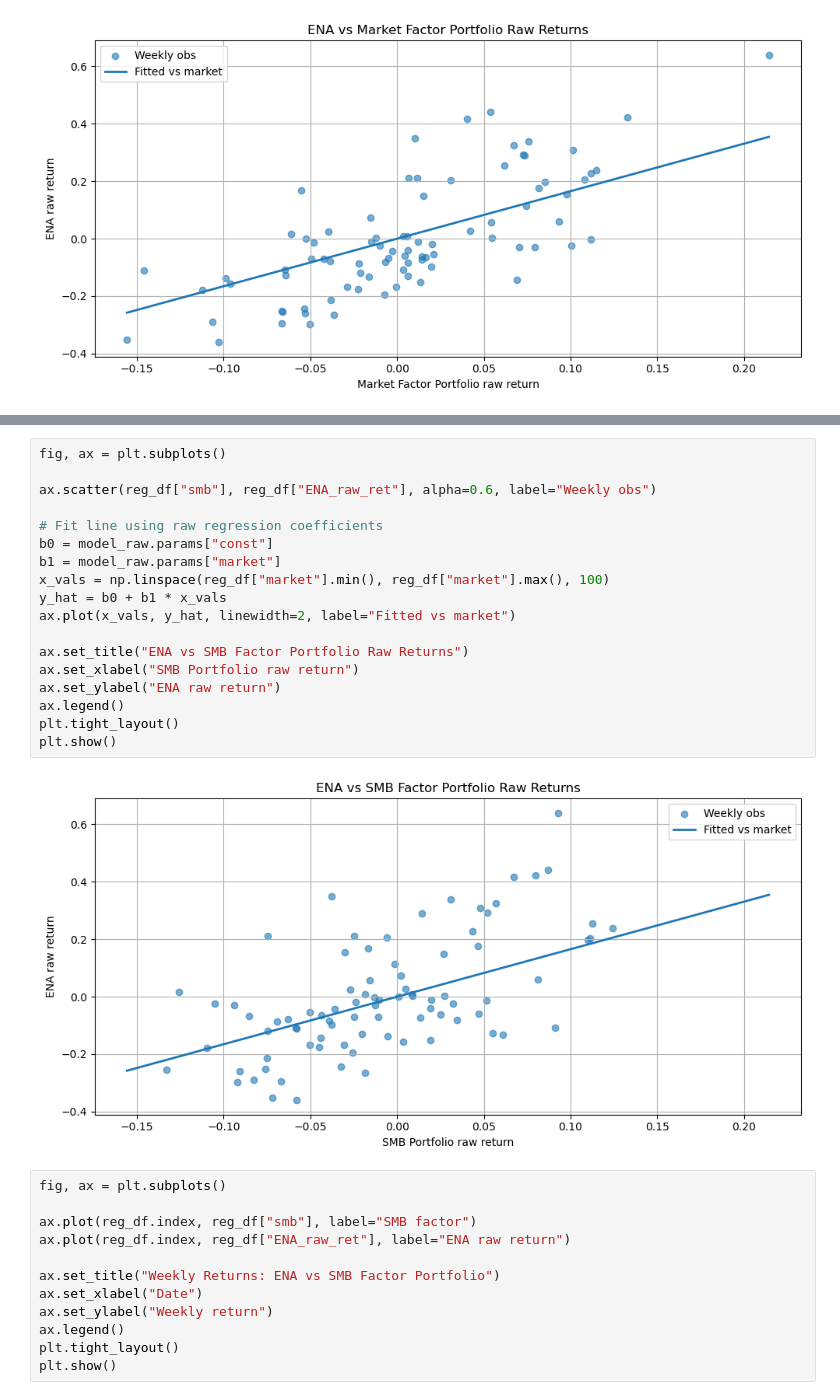
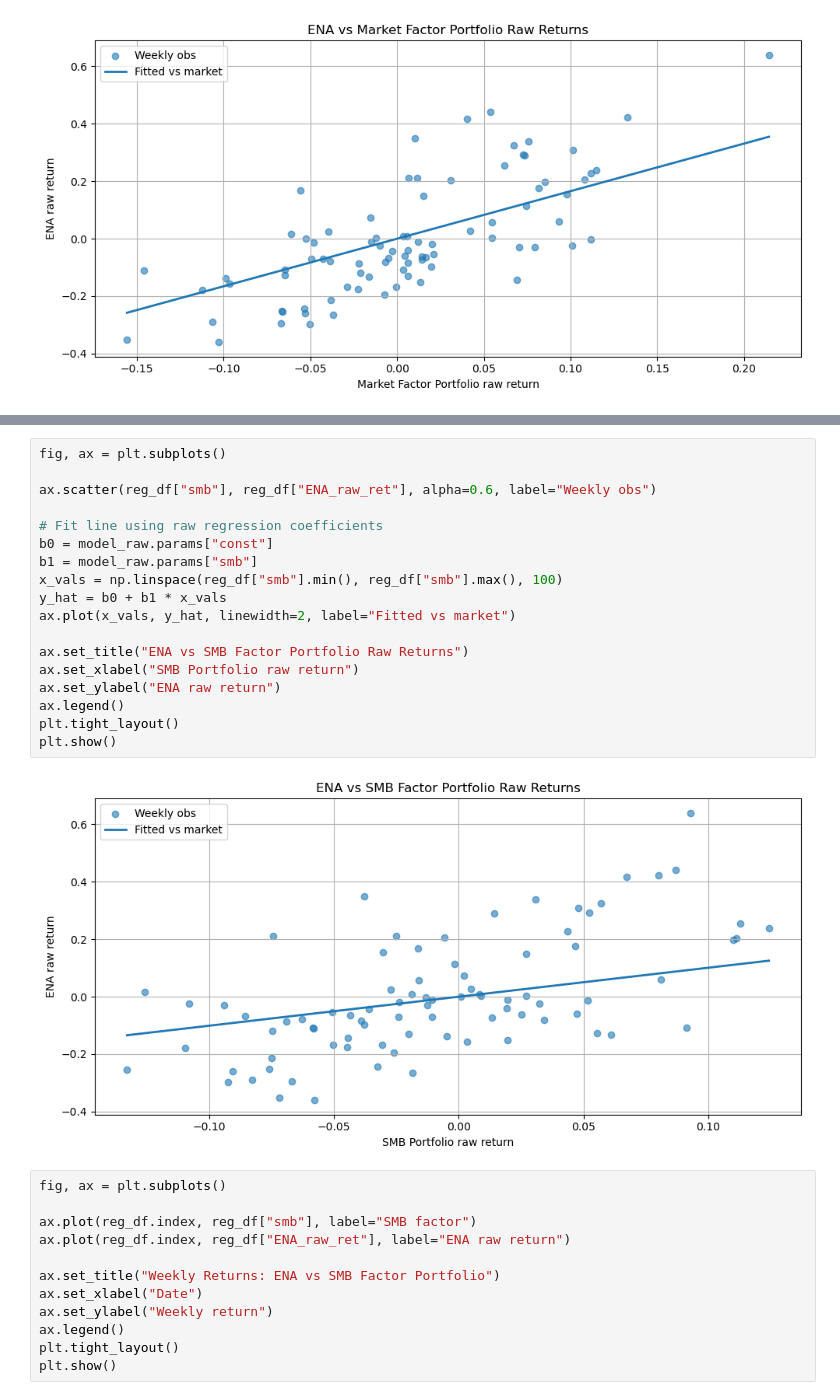
Before and after one commit to frank22lin/MBC-Research, a Jupyter notebook: factor_analysis.ipynb, the cells around one changed output, grey strips where cells are left out. Cells and saved outputs as stored; diff of their text form.

```diff
--- a/factor_analysis.ipynb
+++ b/factor_analysis.ipynb
@@ -944,23 +986,23 @@ plt.show()
 # %%
 fig, ax = plt.subplots()
 
 ax.scatter(reg_df["smb"], reg_df["ENA_raw_ret"], alpha=0.6, label="Weekly obs")
 
 # Fit line using raw regression coefficients
 b0 = model_raw.params["const"]
-b1 = model_raw.params["market"]
-x_vals = np.linspace(reg_df["market"].min(), reg_df["market"].max(), 100)
+b1 = model_raw.params["smb"]
+x_vals = np.linspace(reg_df["smb"].min(), reg_df["smb"].max(), 100)
 y_hat = b0 + b1 * x_vals
 ax.plot(x_vals, y_hat, linewidth=2, label="Fitted vs market")
 
 ax.set_title("ENA vs SMB Factor Portfolio Raw Returns")
 ax.set_xlabel("SMB Portfolio raw return")
 ax.set_ylabel("ENA raw return")
 ax.legend()
 plt.tight_layout()
 plt.show()
 # %% [output]
-[figure, old version]
+[figure, new version]
 # %%
 fig, ax = plt.subplots()
 
```
Also changed, not shown: parts of 20 cells of this notebook.
